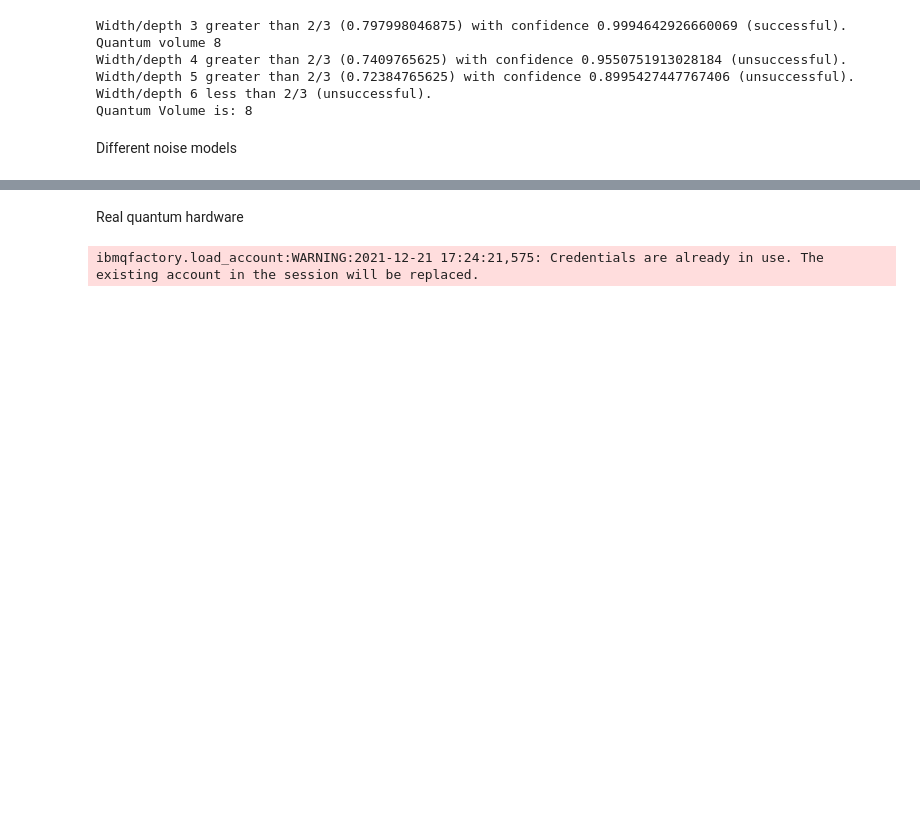
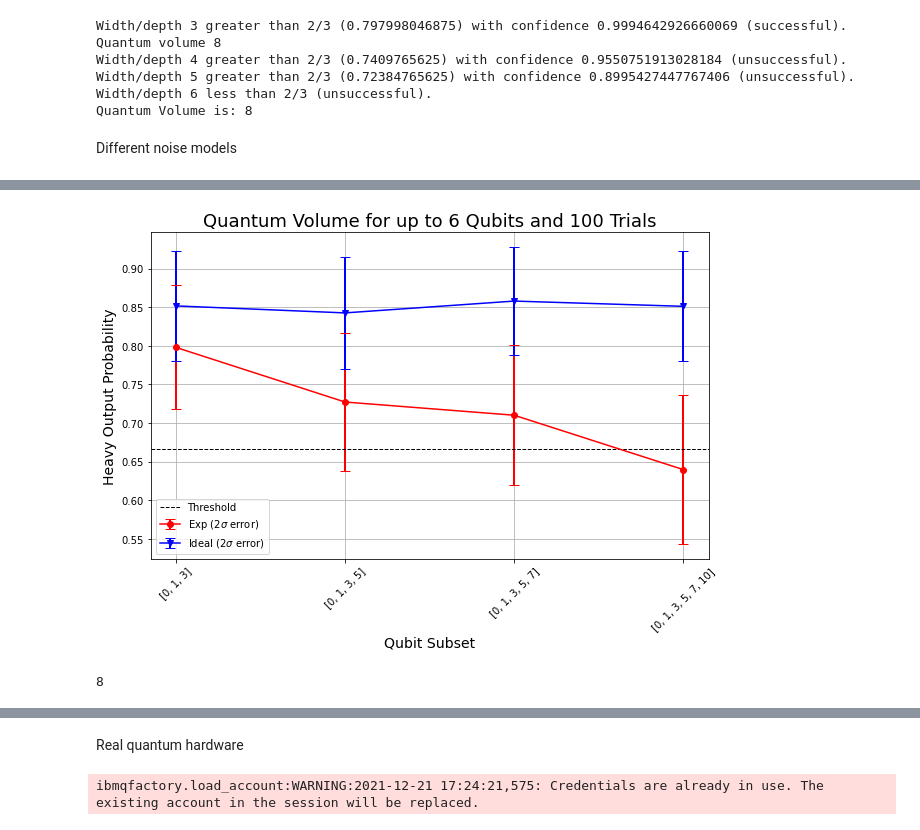
Before and after one commit to haoyudoingthings/QCEI, a Jupyter notebook: Exp11-Quantum-Volume.ipynb, the cells around one changed output, grey strips where cells are left out. Drawn from its saved outputs; the diff is of its cells as text; code cells hidden in the pictures; blank space fills up the shorter version.

```diff
--- a/Exp11-Quantum-Volume.ipynb
+++ b/Exp11-Quantum-Volume.ipynb
@@ -150,0 +209,13 @@ Different noise models
+# %%
+noise_model = NoiseModel()
+p1Q = 0.002
+p2Q = 0.05
+noise_model.add_all_qubit_quantum_error(depolarizing_error(p1Q, 1), 'u2')
+noise_model.add_all_qubit_quantum_error(depolarizing_error(2*p1Q, 1), 'u3')
+noise_model.add_all_qubit_quantum_error(depolarizing_error(p2Q, 2), 'cx')
+
+qv3 = noisy_qv_exp(noise_model)
+print(qv3)
+# %% [output]
+[figure, added]
+8
```
Also changed, not shown: parts of 4 cells of this notebook.
